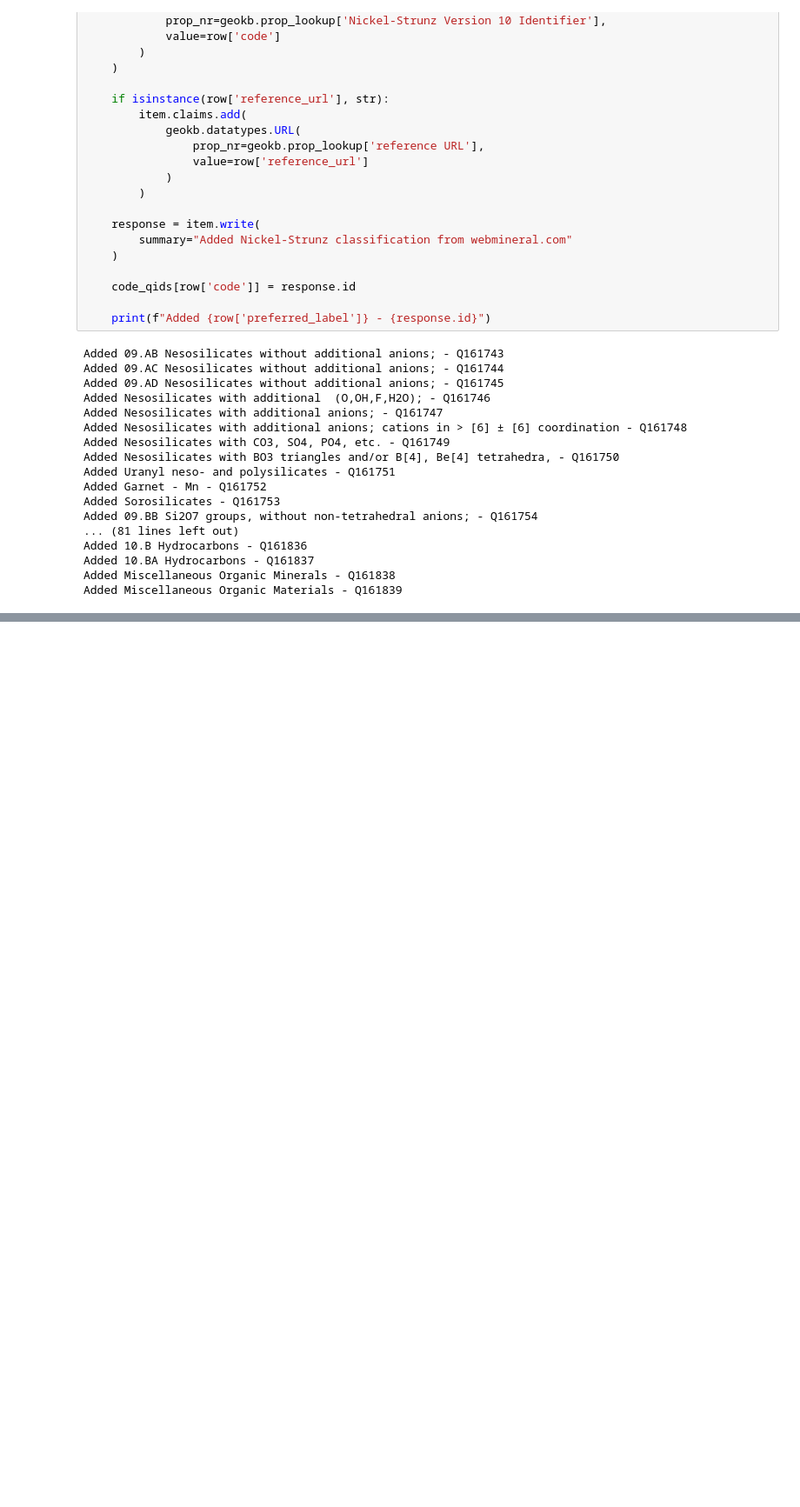
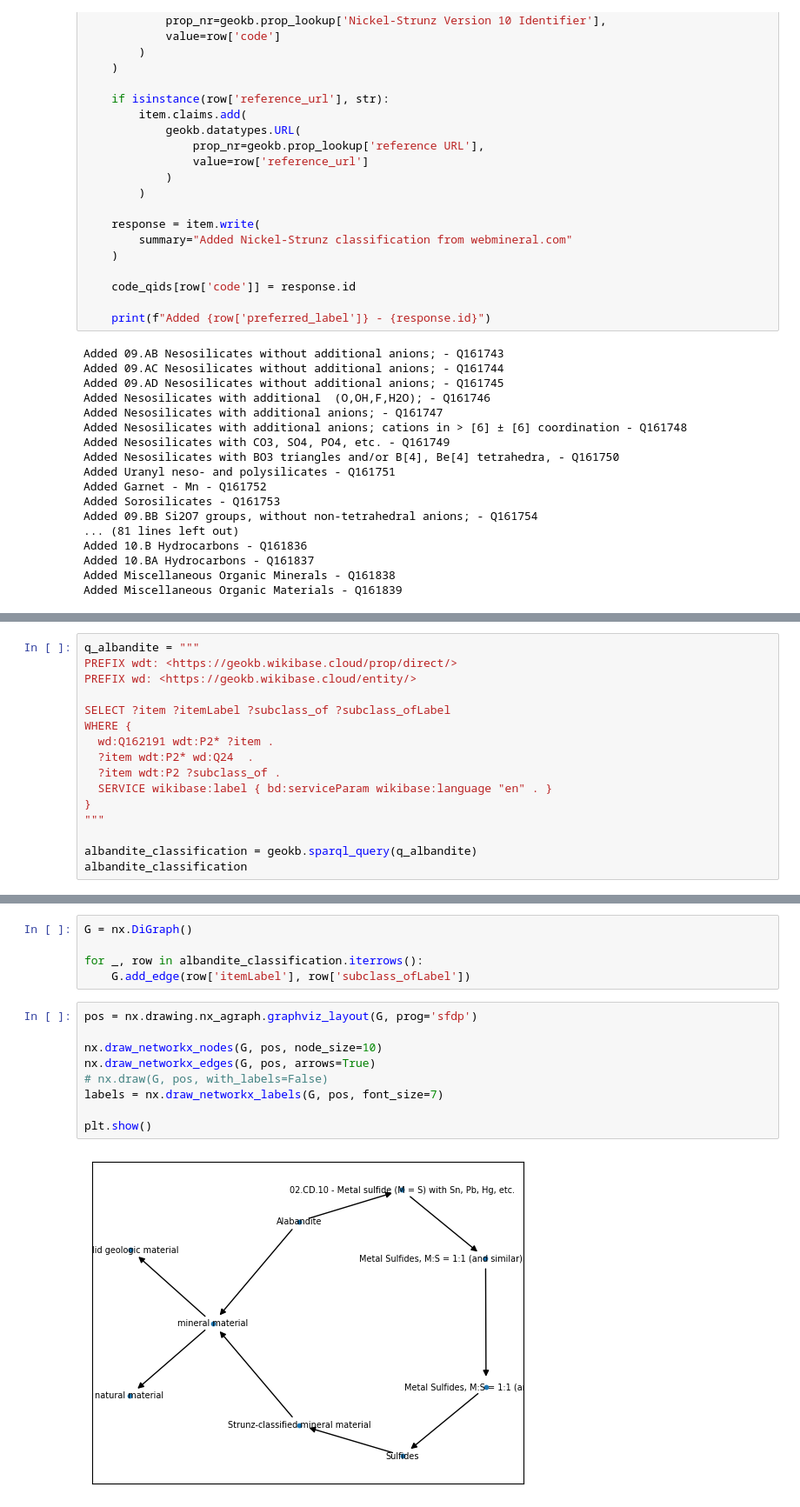
Before and after one commit to skybristol/geokb, a Jupyter notebook: harvesters/Nickel-Strunz Classification.ipynb, the cells around one changed output, grey strips where cells are left out. Shown at 87% size. Drawn from its saved outputs; the diff is of its cells as text; blank space fills up the shorter version.

Commit message:
Added a graph vizualization to the Strunz classification notebook for a single mineral species

```diff
--- a/harvesters/Nickel-Strunz Classification.ipynb
+++ b/harvesters/Nickel-Strunz Classification.ipynb
@@ -187,0 +193,16 @@ Added Miscellaneous Organic Materials - Q161839
+# %%
+q_albandite = """
+PREFIX wdt: <https://geokb.wikibase.cloud/prop/direct/>
+PREFIX wd: <https://geokb.wikibase.cloud/entity/>
+
+SELECT ?item ?itemLabel ?subclass_of ?subclass_ofLabel
+WHERE {
+  wd:Q162191 wdt:P2* ?item .
+  ?item wdt:P2* wd:Q24  .
+  ?item wdt:P2 ?subclass_of .
+  SERVICE wikibase:label { bd:serviceParam wikibase:language "en" . }
+}
+"""
+
+albandite_classification = geokb.sparql_query(q_albandite)
+albandite_classification
@@ -187,0 +220,16 @@ Added Miscellaneous Organic Materials - Q161839
+# %%
+G = nx.DiGraph()
+
+for _, row in albandite_classification.iterrows():
+    G.add_edge(row['itemLabel'], row['subclass_ofLabel'])
+# %%
+pos = nx.drawing.nx_agraph.graphviz_layout(G, prog='sfdp')
+
+nx.draw_networkx_nodes(G, pos, node_size=10)
+nx.draw_networkx_edges(G, pos, arrows=True)
+# nx.draw(G, pos, with_labels=False)
+labels = nx.draw_networkx_labels(G, pos, font_size=7)
+
+plt.show()
+# %% [output]
+[figure, added]
```
Also changed, not shown: parts of 3 cells of this notebook.
